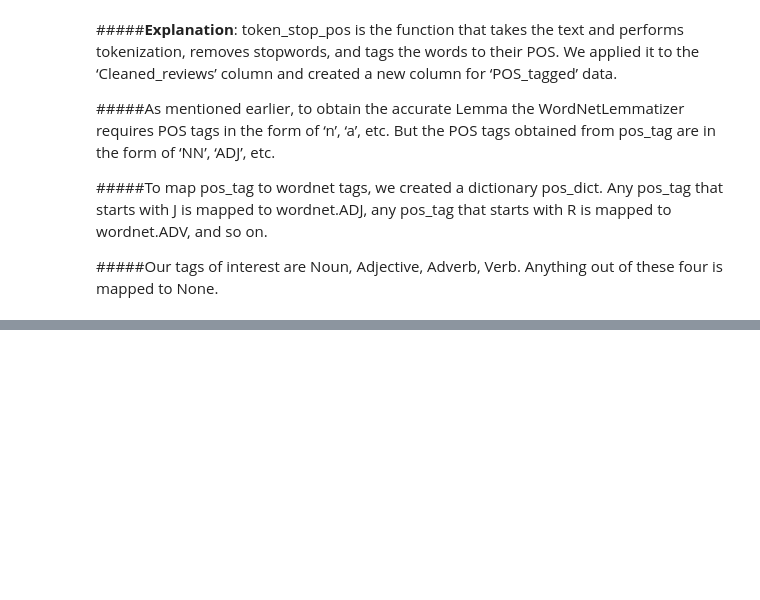
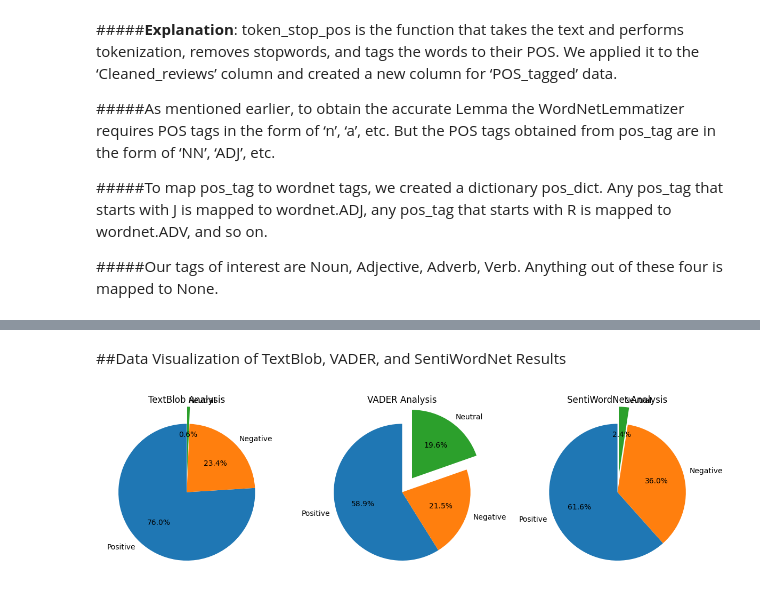
Before and after one commit to mdabushad/British-Airways-Web-Scrapping-and-Predicting-Customer-Buying-Behaviour.ipynb, a Jupyter notebook: British_Airways_Predicting_Customer_Buying_Behaviour.ipynb, the cells around one changed output, grey strips where cells are left out. Saved outputs shown, nothing was run; the diff lists cells and outputs as text; code cells hidden in the pictures; blank space fills up the shorter version.

```diff
--- a/British_Airways_Predicting_Customer_Buying_Behaviour.ipynb
+++ b/British_Airways_Predicting_Customer_Buying_Behaviour.ipynb
@@ -255,0 +390,10 @@ df[["reviews", "Lemma"]]
+# %%
+# Calculate sentiment distribution
+sentiment_counts_vader = df["VADER_Analysis"].value_counts()
+sentiment_percentages = sentiment_counts_vader / len(df) * 100
+
+# Display sentiment distribution
+print("Sentiment Distribution for Vader Analysis:")
+print(sentiment_counts_vader)
+print("\nSentiment Percentages for Vader Analysis:")
+print(sentiment_percentages)
@@ -255,0 +455,10 @@ df[["reviews", "Lemma"]]
+# %%
+# Calculate sentiment distribution
+sentiment_counts_SentiWordNet = df["SWN_Analysis"].value_counts()
+sentiment_percentages = sentiment_counts_SentiWordNet / len(df) * 100
+
+# Display sentiment distribution
+print("Sentiment Distribution for SentiWordNet Analysis:")
+print(sentiment_counts_SentiWordNet)
+print("\nSentiment Percentages for SentiWordNet Analysis:")
+print(sentiment_percentages)
@@ -255,0 +477,27 @@ df[["reviews", "Lemma"]]
+# %% [markdown]
+##Data Visualization of TextBlob, VADER, and SentiWordNet Results
+# %%
+import matplotlib.pyplot as plt
+
+# Set the figure size and create subplots
+fig, ax = plt.subplots(1, 3, figsize=(12, 4))
+
+# Subplot 1: TextBlob Analysis
+ax[0].set_title("TextBlob Analysis")
+ax[0].pie(sentiment_counts_text_blob.values, labels=sentiment_counts_text_blob.index, explode=(0, 0, 0.25), autopct='%1.1f%%', startangle=90, shadow=False)
+
+# Subplot 2: VADER Analysis
+ax[1].set_title("VADER Analysis")
+ax[1].pie(sentiment_counts_vader.values, labels=sentiment_counts_vader.index, explode=(0, 0, 0.25), autopct='%1.1f%%', startangle=90, shadow=False)
+
+# Subplot 3: SentiWordNet Analysis
+ax[2].set_title("SentiWordNet Analysis")
+ax[2].pie(sentiment_counts_SentiWordNet.values, labels=sentiment_counts_SentiWordNet.index, explode=(0, 0, 0.25), autopct='%1.1f%%', startangle=90, shadow=False)
+
+# Adjust spacing between subplots
+plt.tight_layout()
+
+# Display the plot
+plt.show()
+# %% [output]
+[figure, added]
```
Also changed, not shown: parts of 21 cells of this notebook.
